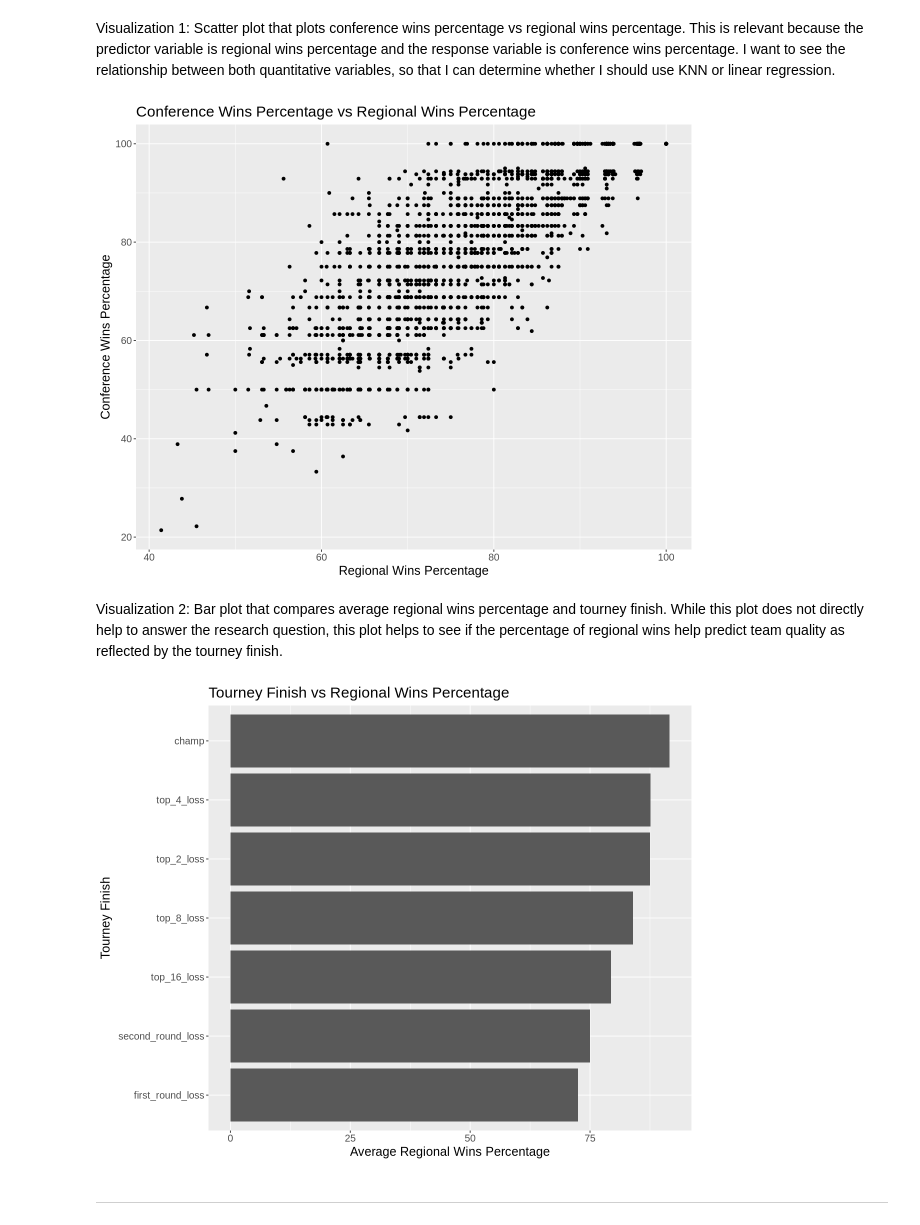
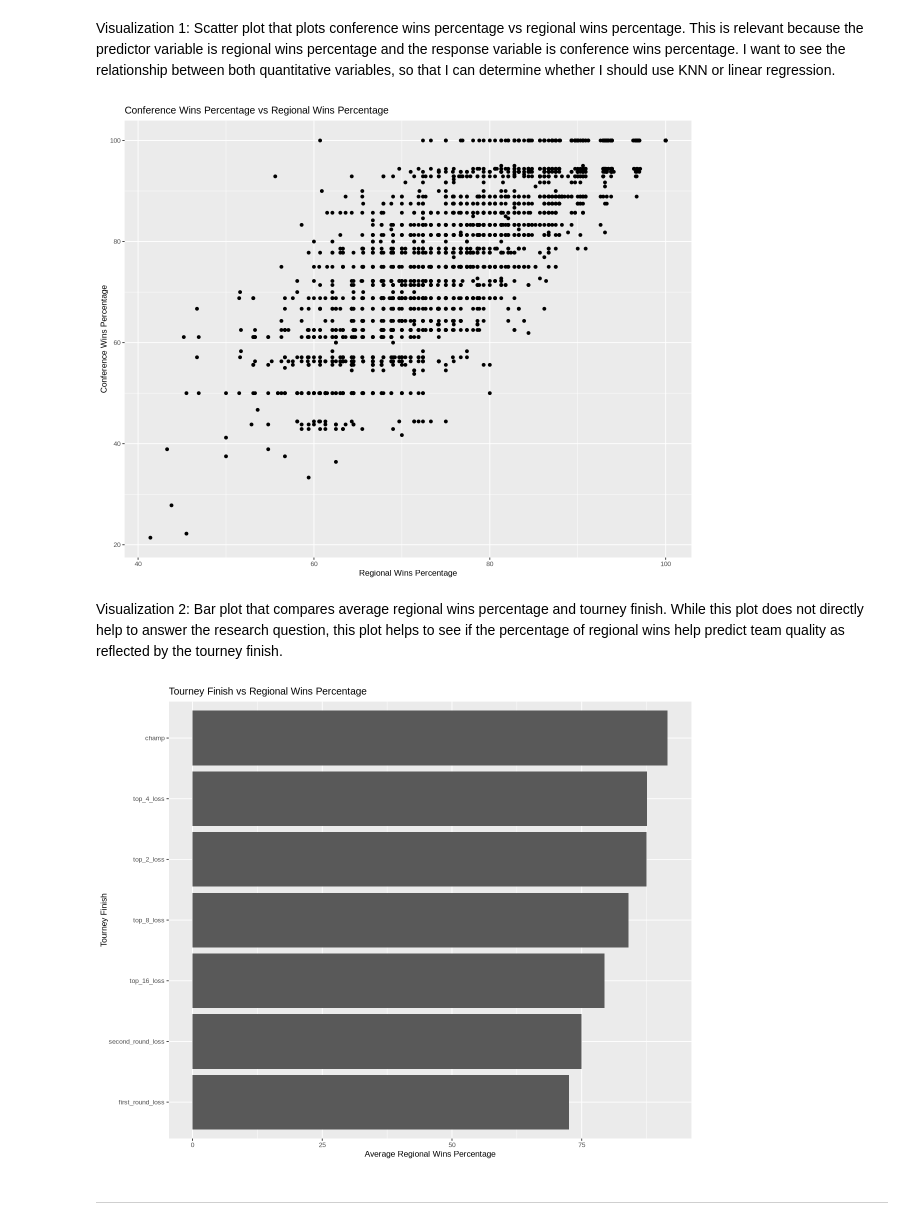
Before and after one commit to mavischan7/dsci-100-project-mavis-chan, a Jupyter notebook: dsci-100-project-notebook.ipynb, the cells around one changed output. Cells and saved outputs as stored; diff of their text form; code cells hidden in the pictures.

```diff
--- a/dsci-100-project-notebook.ipynb
+++ b/dsci-100-project-notebook.ipynb
@@ -409,26 +409,26 @@ tournament_scatterplot <- tournament_tidy |>
     geom_point() +
     xlab("Regional Wins Percentage") +
     ylab("Conference Wins Percentage") +
-    theme(text = element_text(size = 15)) +
+    theme(text = element_text(size = 10)) +
     ggtitle("Conference Wins Percentage vs Regional Wins Percentage")
 tournament_scatterplot
 # %% [output]
-[figure, old version]
+[figure, new version]
 # %% [markdown]
 Visualization 2: Bar plot that compares average regional wins percentage and tourney finish. While this plot does not directly help to answer the research question, this plot helps to see if the percentage of regional wins help predict team quality as reflected by the tourney finish.
 # %%
 tournament_bar <- tournament_tidy |>
     group_by(tourney_finish) |>
     summarize(reg_wins_pct_mean = mean(reg_wins_pct)) |>
     ggplot(aes(x = reg_wins_pct_mean, y = fct_reorder(tourney_finish, reg_wins_pct_mean))) +
     geom_bar(stat = "identity") +
     xlab("Average Regional Wins Percentage") +
     ylab("Tourney Finish") +
     ggtitle("Tourney Finish vs Regional Wins Percentage") +
-    theme(text = element_text(size = 15))
+    theme(text = element_text(size = 10))
 tournament_bar
 # %% [output]
-[figure, old version]
+[figure, new version]
 # %% [markdown]
 ------
 # %% [markdown]
```
Also changed, not shown: parts of 2 cells of this notebook.
